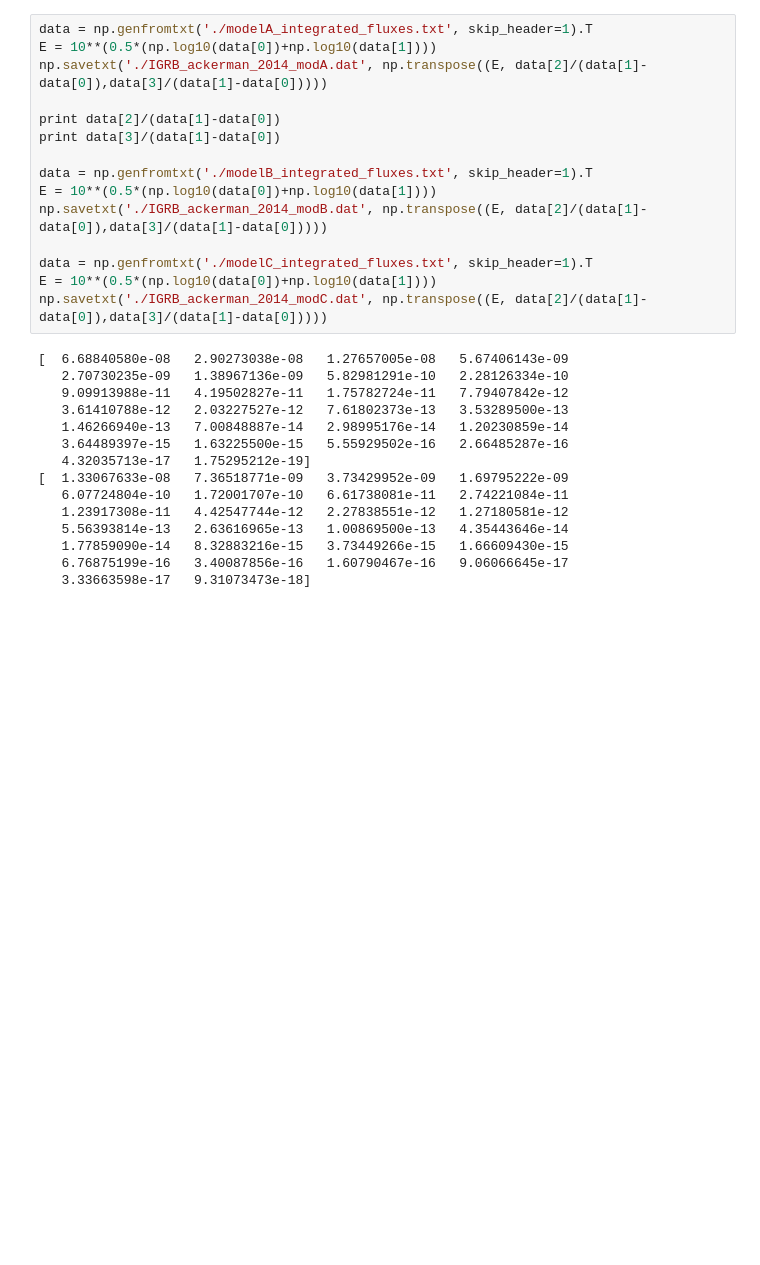
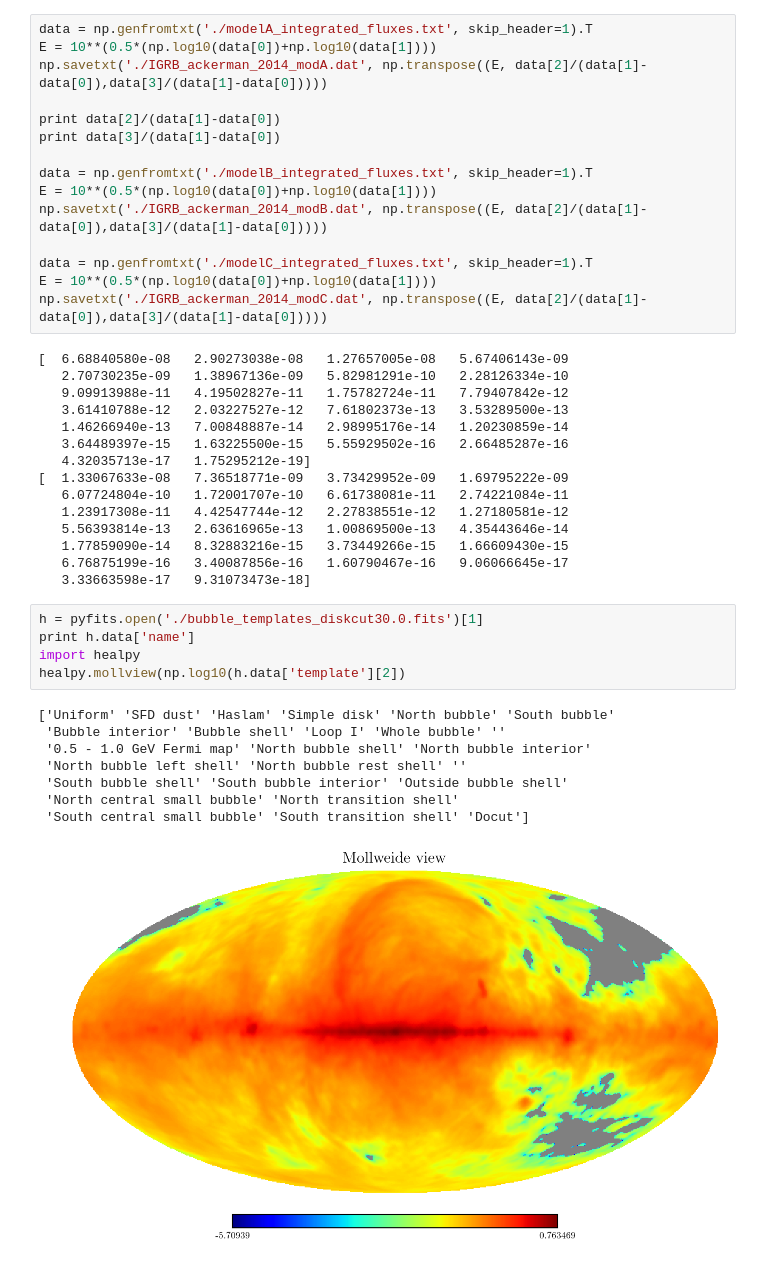
Before and after one commit to erccarls/GammaLike_dev, a Jupyter notebook: FermiBubbles.ipynb, the cells around one changed output. Cells and saved outputs as stored; diff of their text form; blank space fills up the shorter version.

```diff
--- a/FermiBubbles.ipynb
+++ b/FermiBubbles.ipynb
@@ -109,3 +109,17 @@ np.savetxt('./IGRB_ackerman_2014_modC.dat', np.transpose((E, data[2]/(data[1]-da
    1.77859090e-14   8.32883216e-15   3.73449266e-15   1.66609430e-15
    6.76875199e-16   3.40087856e-16   1.60790467e-16   9.06066645e-17
    3.33663598e-17   9.31073473e-18]
+# %%
+h = pyfits.open('./bubble_templates_diskcut30.0.fits')[1]
+print h.data['name']
+import healpy
+healpy.mollview(np.log10(h.data['template'][2])
+# %% [output]
+['Uniform' 'SFD dust' 'Haslam' 'Simple disk' 'North bubble' 'South bubble'
+ 'Bubble interior' 'Bubble shell' 'Loop I' 'Whole bubble' ''
+ '0.5 - 1.0 GeV Fermi map' 'North bubble shell' 'North bubble interior'
+ 'North bubble left shell' 'North bubble rest shell' ''
+ 'South bubble shell' 'South bubble interior' 'Outside bubble shell'
+ 'North central small bubble' 'North transition shell'
+ 'South central small bubble' 'South transition shell' 'Docut']
+[figure, added]
```
Also changed, not shown: parts of 1 cell of this notebook, 8 other files.
